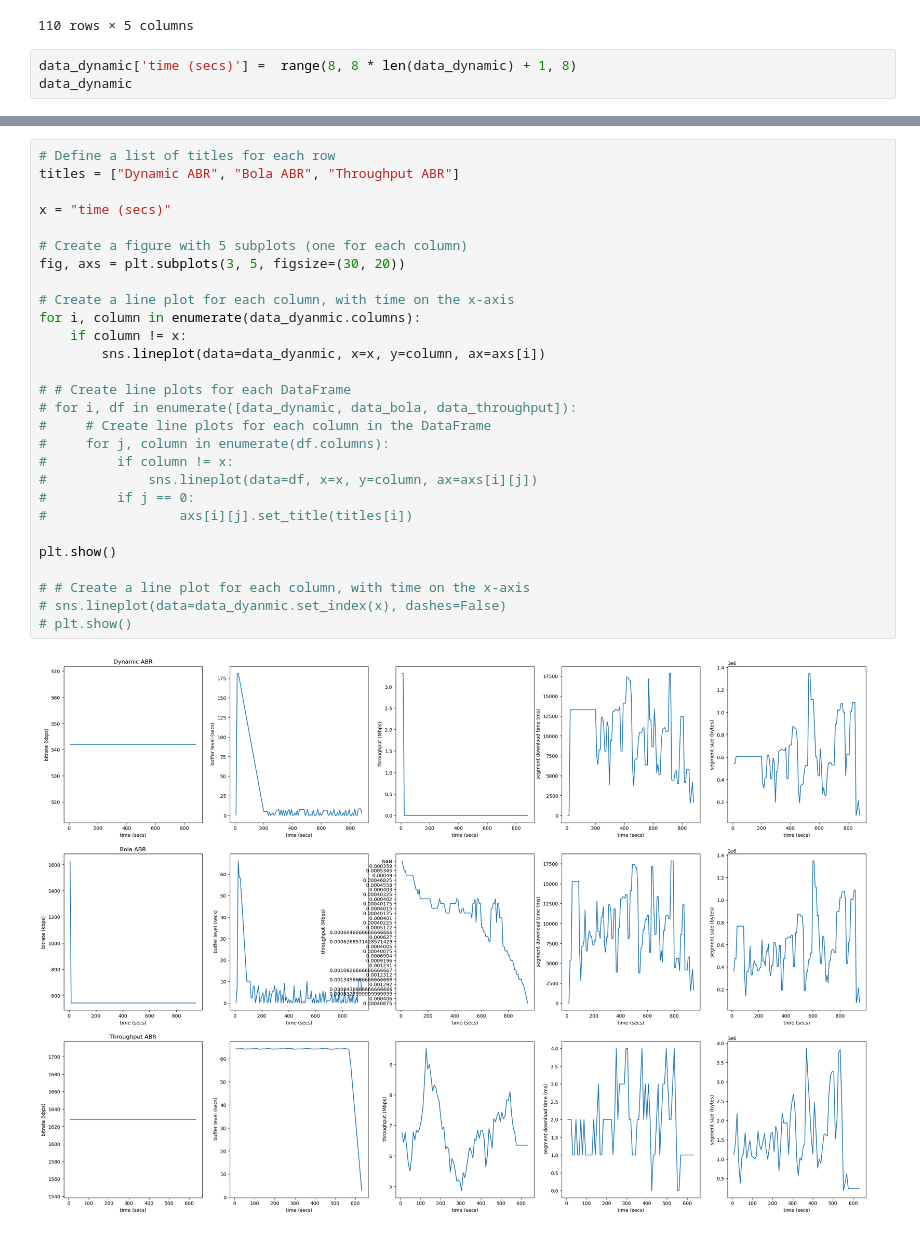
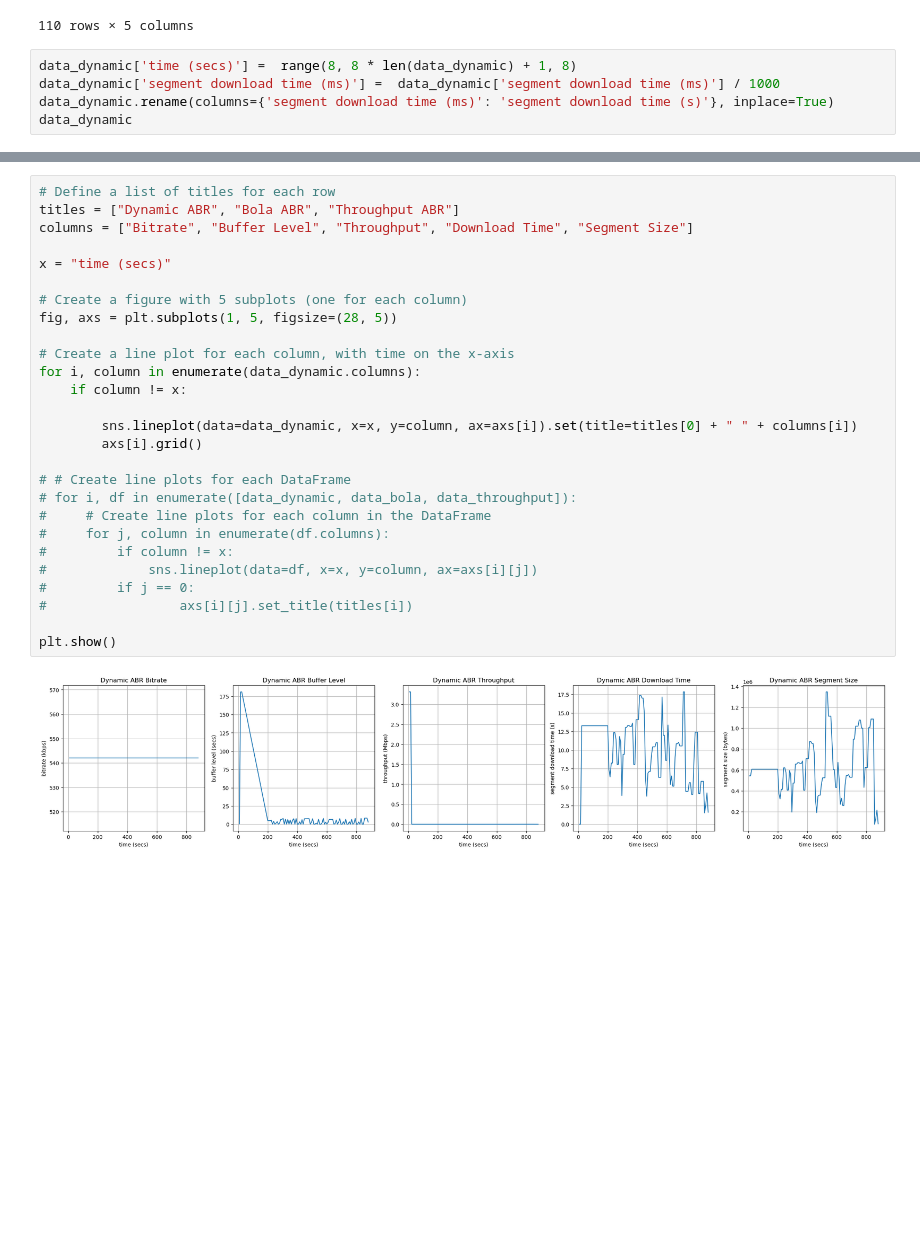
Before and after one commit to RyanHaniff/Adaptive-Bitrate-Algorithm-Performance-using-DASH, a Jupyter notebook: report_graphs/graphs.ipynb, the cells around one changed output, grey strips where cells are left out. Drawn from its saved outputs; the diff is of its cells as text; blank space fills up the shorter version.

Commit message:
graphs done

```diff
--- a/report_graphs/graphs.ipynb
+++ b/report_graphs/graphs.ipynb
@@ -22,5 +22,7 @@ data_dynamic
 110 rows × 5 columns
 # %%
 data_dynamic['time (secs)'] =  range(8, 8 * len(data_dynamic) + 1, 8)
+data_dynamic['segment download time (ms)'] =  data_dynamic['segment download time (ms)'] / 1000
+data_dynamic.rename(columns={'segment download time (ms)': 'segment download time (s)'}, inplace=True)
 data_dynamic
 # %% [output]
@@ -76,31 +84,30 @@ data_throughput
 # %%
 # Define a list of titles for each row
 titles = ["Dynamic ABR", "Bola ABR", "Throughput ABR"]
+columns = ["Bitrate", "Buffer Level", "Throughput", "Download Time", "Segment Size"]
 
 x = "time (secs)"
 
 # Create a figure with 5 subplots (one for each column)
-fig, axs = plt.subplots(3, 5, figsize=(30, 20))
+fig, axs = plt.subplots(1, 5, figsize=(28, 5))
 
 # Create a line plot for each column, with time on the x-axis
-for i, column in enumerate(data_dyanmic.columns):
+for i, column in enumerate(data_dynamic.columns):
     if column != x:
-        sns.lineplot(data=data_dyanmic, x=x, y=column, ax=axs[i])
+
+        sns.lineplot(data=data_dynamic, x=x, y=column, ax=axs[i]).set(title=titles[0] + " " + columns[i])
+        axs[i].grid()
 
 # # Create line plots for each DataFrame
 # for i, df in enumerate([data_dynamic, data_bola, data_throughput]):
 #     # Create line plots for each column in the DataFrame
 #     for j, column in enumerate(df.columns):
 #         if column != x:
 #             sns.lineplot(data=df, x=x, y=column, ax=axs[i][j])
 #         if j == 0:
 #                 axs[i][j].set_title(titles[i])
 
 plt.show()
-
-# # Create a line plot for each column, with time on the x-axis
-# sns.lineplot(data=data_dyanmic.set_index(x), dashes=False)
-# plt.show()
 # %% [output]
-[figure, old version]
+[figure, new version]
 # %%
```
Also changed, not shown: parts of 5 cells of this notebook, 3 other files.
